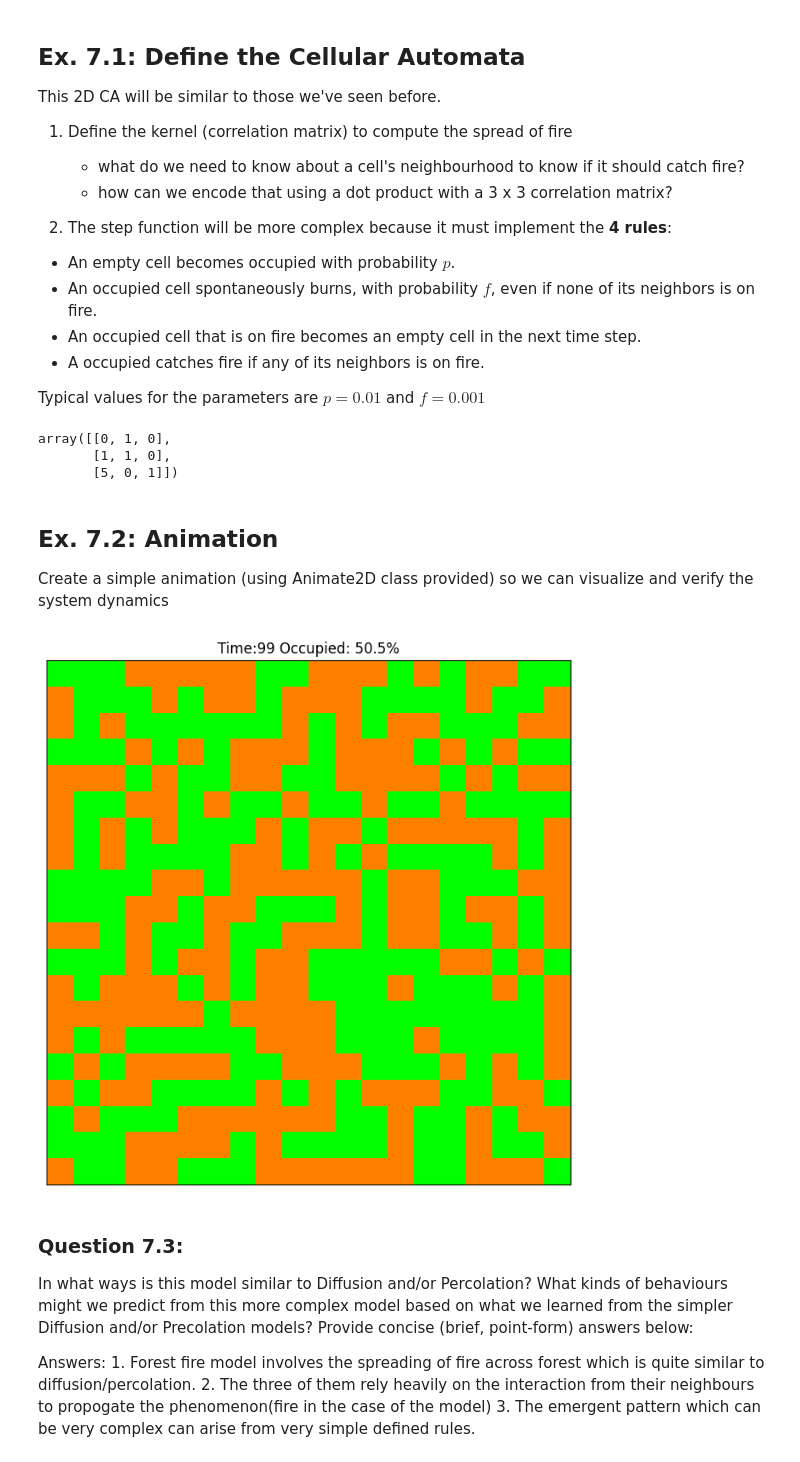
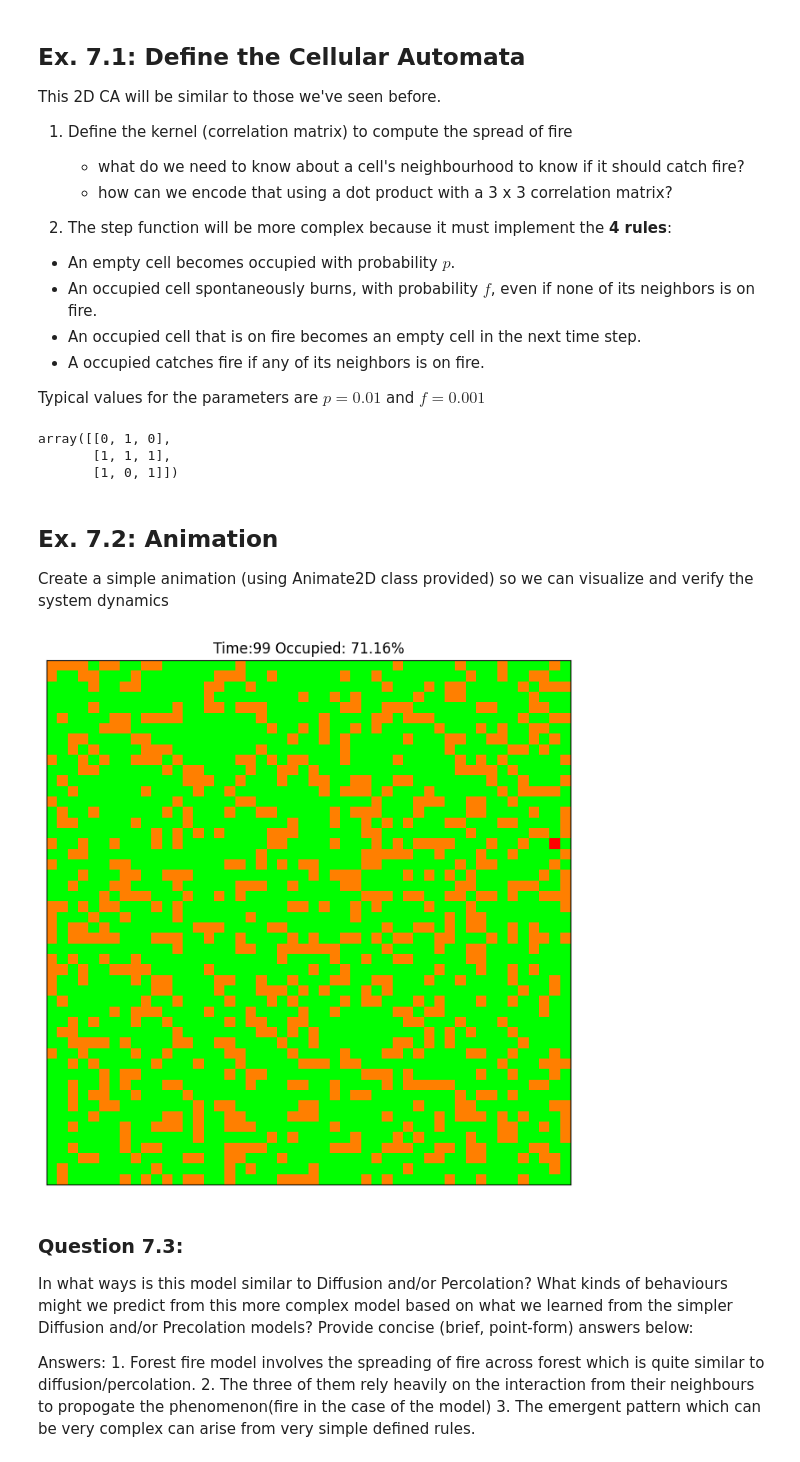
Before and after one commit to jashanpreetjabbal/cap-comp215, a Jupyter notebook: labs/lab07-10-fire.ipynb, the cells around one changed output. Drawn from its saved outputs; the diff is of its cells as text; code cells hidden in the pictures.

```diff
--- a/labs/lab07-10-fire.ipynb
+++ b/labs/lab07-10-fire.ipynb
@@ -160,6 +160,21 @@ class ForestFire:
         # Tips: develop 1 rule at a time, in the order above, leaving fire spread (correlation) till last.
         #       Compute each rule in 2 steps: (1) identify which cells the rule applies to; (2) update those cells.
         #       Use the next code block, below, to test as you go.
+        new_state = np.copy(self.state)
+        empty_cells = (self.state == self.EMPTY)
+        new_state[empty_cells & (np.random.random(size=self.state.shape) < self.p)] = self.OCCUPIED
+
+        occupied_cells = (self.state == self.OCCUPIED)
+        new_state[occupied_cells & (np.random.random(size=self.state.shape) < self.f)] = self.FIRE
+
+        fire_neighbors = correlate2d(self.state == self.FIRE, self.kernel, mode='same', boundary='wrap') > 0
+        new_state[occupied_cells & fire_neighbors] = self.FIRE
+
+        new_state[self.state == self.FIRE] = self.OCCUPIED
+
+        self.state = new_state
+
+
 
 
     def num_occupied(self):
@@ -178,6 +193,21 @@ class ForestFire:
         title = f'Time:{step} Occupied: {round(self.pct_occupied() * 100, 2)}%'
         plot_2d_array(self.state, axes=axes, title=title,
                       cmap=self.forest_colour_map, vmin=0, vmax=len(self.forest_colour_map.colors))
+
+    def step(self, disturbance_intensity=0):
+        new_state = np.copy(self.state)
+        empty_cells = (self.state == self.EMPTY)
+        new_state[empty_cells & (np.random.random(size=self.state.shape) < (self.p * (1 - disturbance_intensity)))] = self.OCCUPIED
+
+        occupied_cells = (self.state == self.OCCUPIED)
+        new_state[occupied_cells & (np.random.random(size=self.state.shape) < (self.f * (1 + disturbance_intensity)))] = self.FIRE
+
+        fire_neighbors = correlate2d(self.state == self.FIRE, self.kernel, mode='same', boundary='wrap') > 0
+        new_state[occupied_cells & fire_neighbors] = self.FIRE
+
+        new_state[self.state == self.FIRE] = self.OCCUPIED
+
+        self.state = new_state
 # %%
 # Code-a-little Test-a-little - use this space to test your class methods as you develop them.  You can remove this block when done.
 m = ForestFire(3, p=0.5, f=0.2)  #  a very small model with high chance of regen. and spontaneous fires
@@ -191,33 +221,17 @@ m.step()                          # test the method you are working on and print
 pprint(m.state)
 # %% [output]
 array([[0, 1, 0],
-       [1, 1, 0],
-       [5, 0, 1]])
+       [1, 1, 1],
+       [1, 0, 1]])
 # %% [markdown]
 ## Ex. 7.2: Animation
 Create a simple animation (using Animate2D class provided) so we can visualize and verify the system dynamics
-# %%
-# Ex. 7.2 here
-#  Suggestions: use a small grid (e.g., 20x20)  and
-#               a short animation (100 frames) with interval=0.3, to slow it down so you can inspect its behaviour
-
-class ForestFireAnimation:
-    def __init__(self, n, p=0.01, f=0.001, q=0.5):
-        self.forest_fire = ForestFire(n, p, f, q)
-
-    def step(self):
-        self.forest_fire.step()
-
-    def draw(self, ax, step):
-        self.forest_fire.draw(ax, step)
-
-
-forest_fire_animation = ForestFireAnimation(20)
-
-animation = Animation2D(forest_fire_animation, frames=100)
-animation.animate(interval=0.3)
-# %% [output]
-[figure, removed]
+# %%
+forest_model = ForestFire(n=50, p=0.00005, f=0.001, q=0.7)
+forest_animation = Animation2D(model=forest_model, frames=100, steps_per_frame=1, figsize=(8, 8))
+forest_animation.animate(interval=0.1)
+# %% [output]
+[figure, added]
 # %% [markdown]
 ### Question 7.3:
 In what ways is this model similar to Diffusion and/or Percolation?
```
Also changed, not shown: parts of 14 cells of this notebook.
